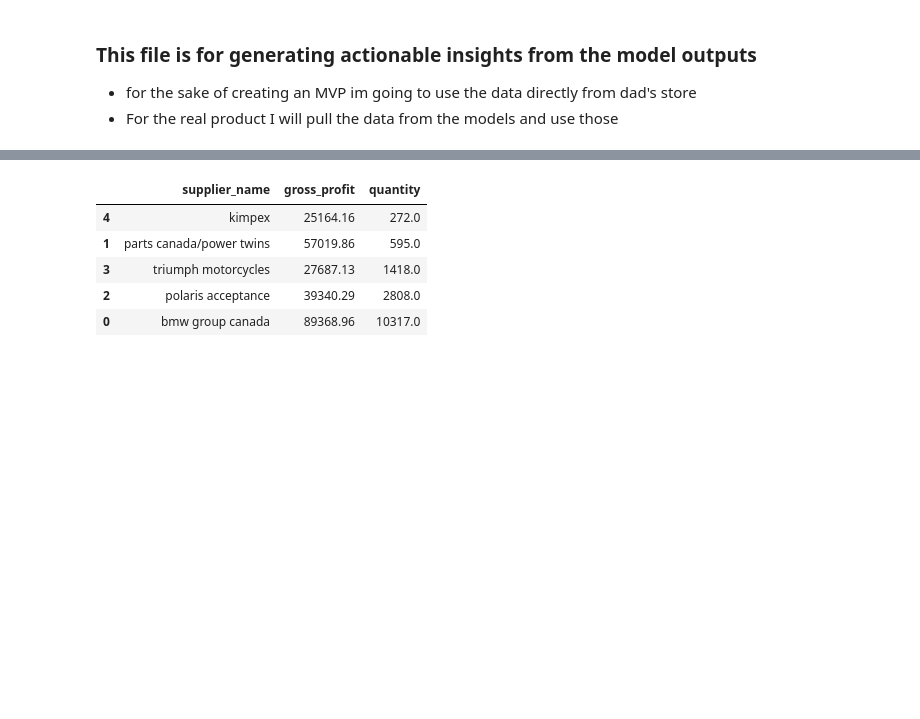
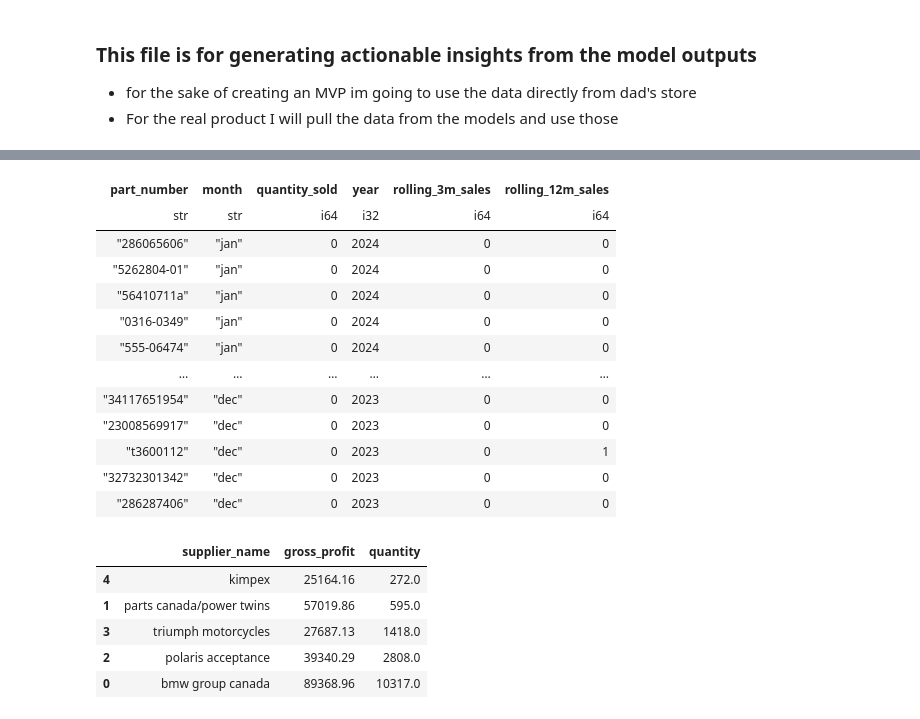
Before and after one commit to skyler22wilson/co-pilot-v1, a Jupyter notebook: notebooks/business_insights.ipynb, the cells around one changed output, grey strips where cells are left out. Cells and saved outputs as stored; diff of their text form; code cells hidden in the pictures; blank space fills up the shorter version.

```diff
--- a/notebooks/business_insights.ipynb
+++ b/notebooks/business_insights.ipynb
@@ -48,17 +4,0 @@ Index(['part_number', 'description', 'supplier_name', 'quantity', 'price',
-# %%
-df = pd.read_feather("/Users/skylerwilson/Desktop/PartsWise/Data/Processed/parts_data.feather")
-#need to do this for all parts
-
-months = ['sales_last_jan', 'sales_last_feb',
-       'sales_last_mar', 'sales_last_apr', 'sales_last_may', 'sales_last_jun',
-       'sales_last_jul', 'sales_last_aug', 'sales_last_sep', 'sales_last_oct',
-       'sales_last_nov', 'sales_last_dec', 'sales_jan', 'sales_feb']
-
-df['total_sales'] = df[months].sum(axis=1)
-
-# Subtract the seasonal component from the total sales to get seasonally adjusted sales
-df['seasonally_adjusted_sales'] = df['total_sales']- df['seasonal_component']
-
-# Select and display the required columns
-result = df[['part_number', 'quantity', 'price', 'seasonal_component', 'seasonally_adjusted_sales', 'total_sales']]
-result.sort_values(by='total_sales', ascending=False)
@@ -90,0 +489,66 @@ Obsolete BMW Percentage: 19.100238260510665%
+# %%
+import polars as pl
+from datetime import datetime
+import calendar
+
+df = pl.read_csv('/Users/skylerwilson/Desktop/PartsWise/Data/Processed/parts_data_cleaned.csv')
+
+def create_long_form_dataframe(df: pl.DataFrame) -> pl.DataFrame:
+    """
+    Convert a wide-format DataFrame containing monthly sales data into a long-format DataFrame,
+    and compute 3-month and 12-month rolling sales.
+
+    Args:
+        df (pl.DataFrame): DataFrame containing sales data for the current and previous years with columns
+                           named 'sales_<month_abbr>' and 'sales_last_<month_abbr>'.
+
+    Returns:
+        pl.DataFrame: A long-format DataFrame with 'part_number', 'month', 'year', 'quantity_sold',
+                      and rolling sales columns for 3-month and 12-month periods.
+    """
+    # Define current year and last year for labeling purposes
+    current_year = datetime.now().year
+    last_year = current_year - 1
+    current_month_index = datetime.now().month
+
+    # Define sales columns for this year and last year
+    this_year_sales_columns = [f'sales_{calendar.month_abbr[i].lower()}' for i in range(1, current_month_index + 1)]
+    last_year_sales_columns = [f'sales_last_{calendar.month_abbr[i].lower()}' for i in range(1, 13)]
+
+    df_this_year = df.unpivot(
+        index=["part_number"],
+        on=this_year_sales_columns,
+        variable_name='month',
+        value_name='quantity_sold'
+    )
+    df_this_year = df_this_year.with_columns(pl.lit(current_year).alias('year'))
+
+    # Melt last year's sales data
+    df_last_year = df.unpivot(
+        index=["part_number"],
+        on=last_year_sales_columns,
+        variable_name='month',
+        value_name='quantity_sold'
+    )
+    df_last_year = df_last_year.with_columns(pl.lit(last_year).alias('year'))
+
+    # Clean up month names and adjust for rolling calculations
+    df_long = pl.concat([
+        df_this_year,
+        df_last_year
+    ]).with_columns(
+        pl.col("month").str.replace("sales_", "").str.replace("last_", "").str.replace("_", "")
+    )
+
+    # Compute rolling sums for 3-month and 12-month periods
+    df_long = df_long.with_columns([
+        pl.col("quantity_sold").rolling_sum(window_size=3, min_periods=1).over("part_number").alias("rolling_3m_sales"),
+        pl.col("quantity_sold").rolling_sum(window_size=12, min_periods=1).over("part_number").alias("rolling_12m_sales")
+    ])
+
+    return df_long
+
+# Example usage might follow here after ensuring `df` has all required columns and correct data types.
+df = create_long_form_dataframe(df)
+df
+# %% [output]
@@ -91,3 +556,16 @@ Obsolete BMW Percentage: 19.100238260510665%
+| part_number | month | quantity_sold | year | rolling_3m_sales | rolling_12m_sales |
+| str | str | i64 | i32 | i64 | i64 |
+| "286065606" | "jan" | 0 | 2024 | 0 | 0 |
+| "5262804-01" | "jan" | 0 | 2024 | 0 | 0 |
+| "56410711a" | "jan" | 0 | 2024 | 0 | 0 |
+| "0316-0349" | "jan" | 0 | 2024 | 0 | 0 |
+| "555-06474" | "jan" | 0 | 2024 | 0 | 0 |
+| … | … | … | … | … | … |
+| "34117651954" | "dec" | 0 | 2023 | 0 | 0 |
+| "23008569917" | "dec" | 0 | 2023 | 0 | 0 |
+| "t3600112" | "dec" | 0 | 2023 | 0 | 1 |
+| "32732301342" | "dec" | 0 | 2023 | 0 | 0 |
+| "286287406" | "dec" | 0 | 2023 | 0 | 0 |
 # %%
 import pandas as pd
 df = pd.read_feather("/Users/skylerwilson/Desktop/PartsWise/Data/Output/parts_data.feather")
```
Also changed, not shown: parts of 21 cells of this notebook, 1 other file.
